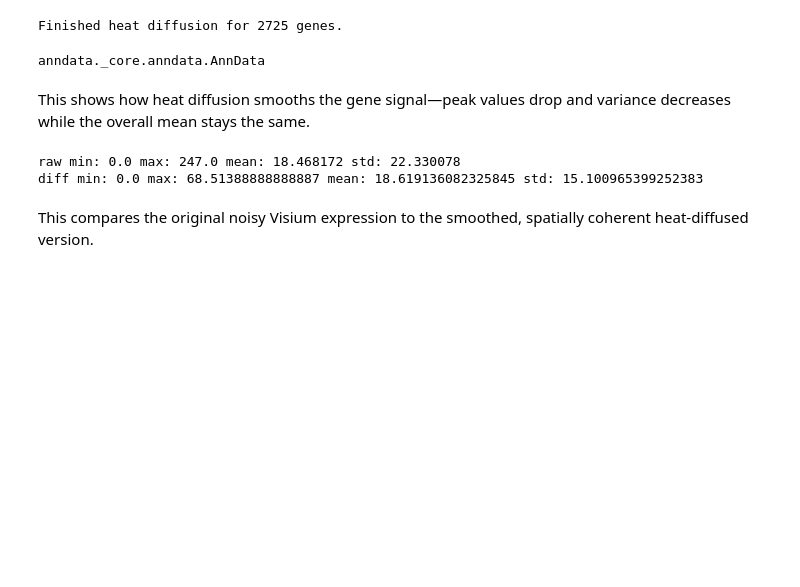
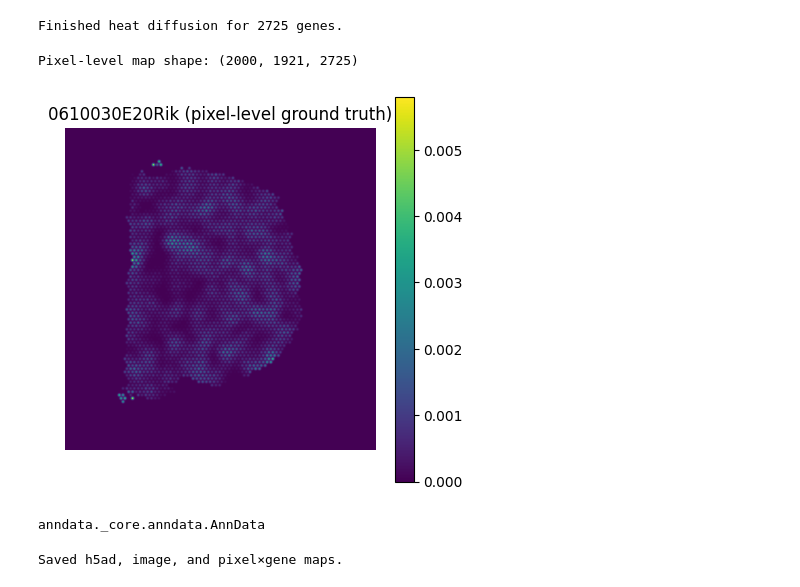
Before and after one commit to smritivaidyanathan/istarc, a Jupyter notebook: notebooks/heat_diffusion.ipynb, the cells around one changed output. Cells and saved outputs as stored; diff of their text form; code cells hidden in the pictures; blank space fills up the shorter version.

Commit message:
heat diffusion has been updated to pixelxgene

```diff
--- a/notebooks/heat_diffusion.ipynb
+++ b/notebooks/heat_diffusion.ipynb
@@ -134,26 +190,55 @@ else:
+# %%
+
+# Run spot→pixel conversion for marker genes
+genes_for_pixels = genes_in_data  # or e.g. genes_in_data[:100]
+
+pixel_maps = make_pixel_gene_maps(
+    adata=adata,
+    genes=genes_for_pixels,
+    img_np=img_np,
+    s_hires=s_hires,
+    spot_diam_hires=spot_diam_hires,
+    spatial_key=spatial_key,
+    suffix="_heat3",
+    sigma_mult=0.7,  # tweak blur strength
+)
+
+print("Pixel-level map shape:", pixel_maps.shape)
+# %% [output]
+Pixel-level map shape: (2000, 1921, 2725)
+# %%
+# Sanity check plot for a single gene
+import matplotlib.pyplot as plt
+
+if len(genes_for_pixels) > 0:
+    gene_idx = 0  # index into genes_for_pixels
+    gname = genes_for_pixels[gene_idx]
+
+    plt.figure(figsize=(5, 5))
+    plt.imshow(pixel_maps[:, :, gene_idx], cmap="viridis")
+    plt.title(f"{gname} (pixel-level ground truth)")
+    plt.axis("off")
+    plt.colorbar()
+    plt.show()
+# %% [output]
+[figure, added]
 # %%
 type(adata)
 # %% [output]
 anndata._core.anndata.AnnData
 # %%
-# Save as h5ad for Starfysh
+# Save for Starfysh
+
+# Save processed AnnData (with *_heat3 features)
 adata.write_h5ad("../data/visium_mouse_brain_heat.h5ad")
+
+# Save H&E image
 np.save("../data/visium_mouse_brain_img.npy", img_np)
+
+# Save pixel × gene maps + corresponding gene names
+np.save("../data/visium_mouse_brain_pixel_gene_maps.npy", pixel_maps)
+np.save("../data/visium_mouse_brain_pixel_gene_names.npy", np.array(genes_for_pixels))
+
+print("Saved h5ad, image, and pixel×gene maps.")
+# %% [output]
+Saved h5ad, image, and pixel×gene maps.
-# %% [markdown]
-This shows how heat diffusion smooths the gene signal—peak values drop and variance decreases while the overall mean stays the same.
-# %%
-import numpy as np
-
-gene = "Slc17a7"
-diff_col = f"{gene}_heat3"
-
-raw_vals  = np.ravel(adata[:, gene].X.todense() if hasattr(adata.X, "todense") else adata[:, gene].X)
-diff_vals = adata.obs[diff_col].to_numpy()
-
-for name, vals in [("raw", raw_vals), ("diff", diff_vals)]:
-    print(name, "min:", vals.min(), "max:", vals.max(), "mean:", vals.mean(), "std:", vals.std())
-# %% [output]
-raw min: 0.0 max: 247.0 mean: 18.468172 std: 22.330078
-diff min: 0.0 max: 68.51388888888887 mean: 18.619136082325845 std: 15.100965399252383
-# %% [markdown]
-This compares the original noisy Visium expression to the smoothed, spatially coherent heat-diffused version.
```
Also changed, not shown: parts of 10 cells of this notebook, 1 other file.
